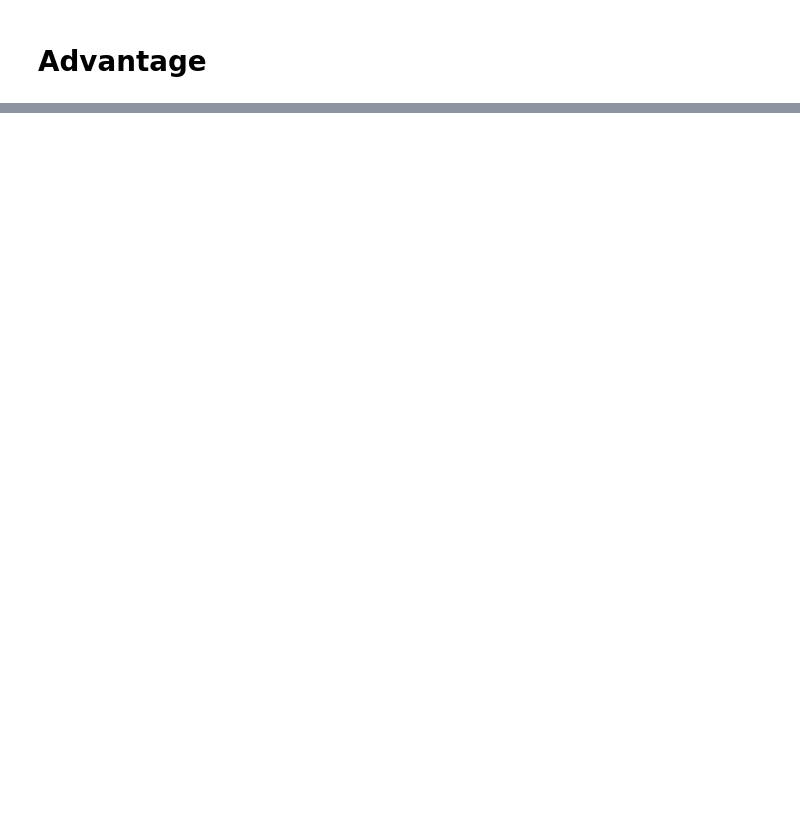
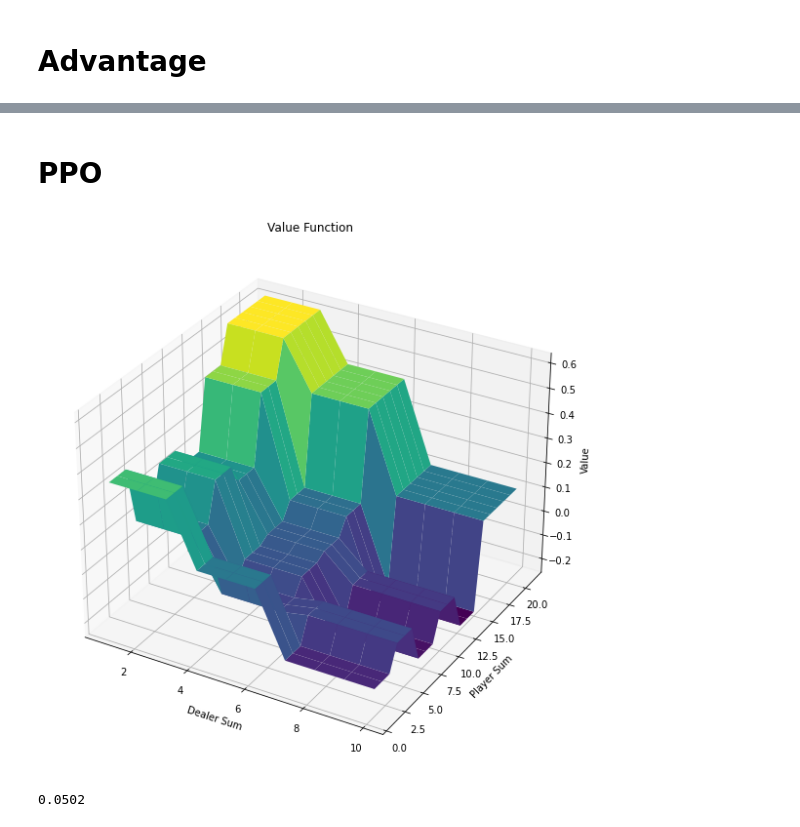
Before and after one commit to felixzhu17/Easy21-RL, a Jupyter notebook: model.ipynb, the cells around one changed output, grey strips where cells are left out. Cells and saved outputs as stored; diff of their text form; code cells hidden in the pictures; blank space fills up the shorter version.

```diff
--- a/model.ipynb
+++ b/model.ipynb
@@ -111,0 +107,2 @@ Evaluator(policy=advantage_actor_model).evaluate(num_episodes=10000)
+# %% [markdown]
+# PPO
@@ -111,0 +113,22 @@ Evaluator(policy=advantage_actor_model).evaluate(num_episodes=10000)
+# %%
+ppo_actor_model = Easy21PolicyApproximation()
+ppo_critic_model = Easy21StateValueApproximation()
+ppo_simulator = PPOSimulator(
+    actor_model=ppo_actor_model,
+    critic_model=ppo_critic_model,
+    lambda_=0,
+    actor_learning_rate=0.01,
+    critic_learning_rate=0.01,
+    epsilon = 0.2,
+    actor_iterations = 3,
+    critic_iterations = 3,
+)
+ppo_simulator.run(num_episodes=100000)
+# %%
+ppo_critic_model.plot_value_function()
+# %% [output]
+[figure, added]
+# %%
+Evaluator(policy=ppo_actor_model).evaluate(num_episodes=10000)
+# %% [output]
+0.0502
```
Also changed, not shown: parts of 14 cells of this notebook, 3 other files.
